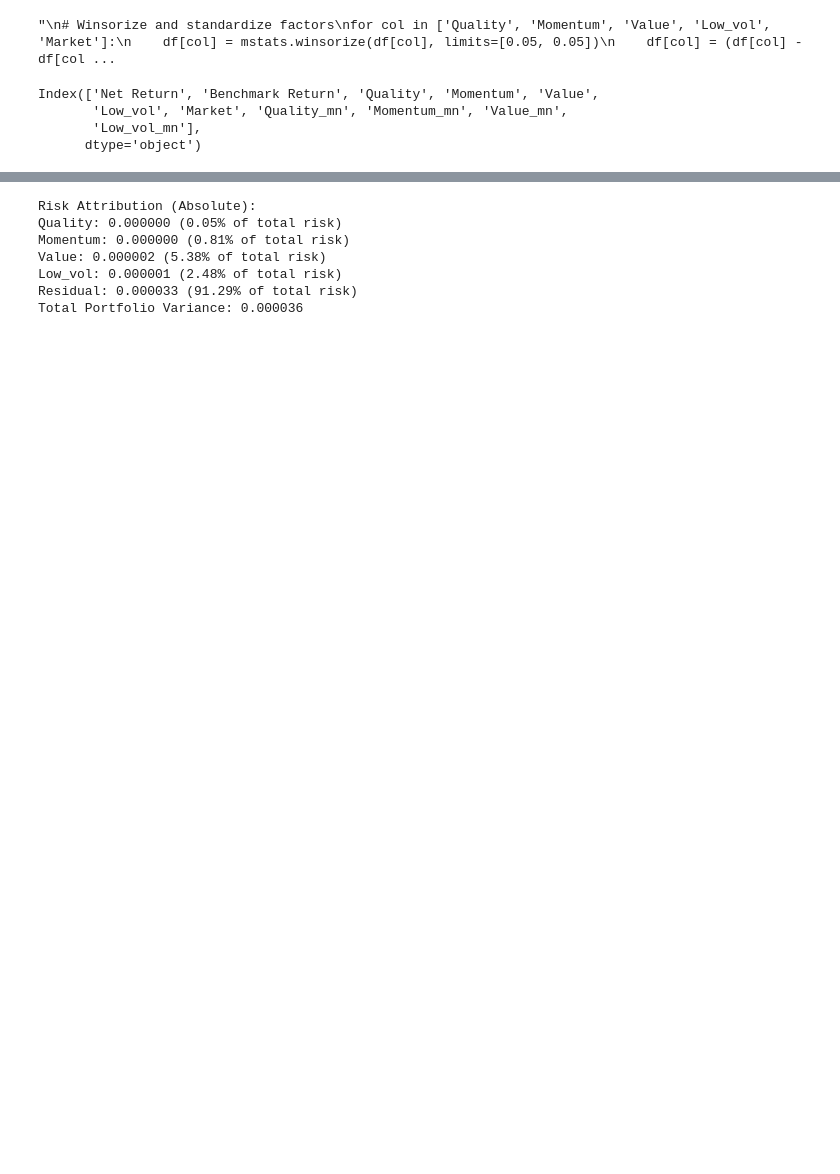
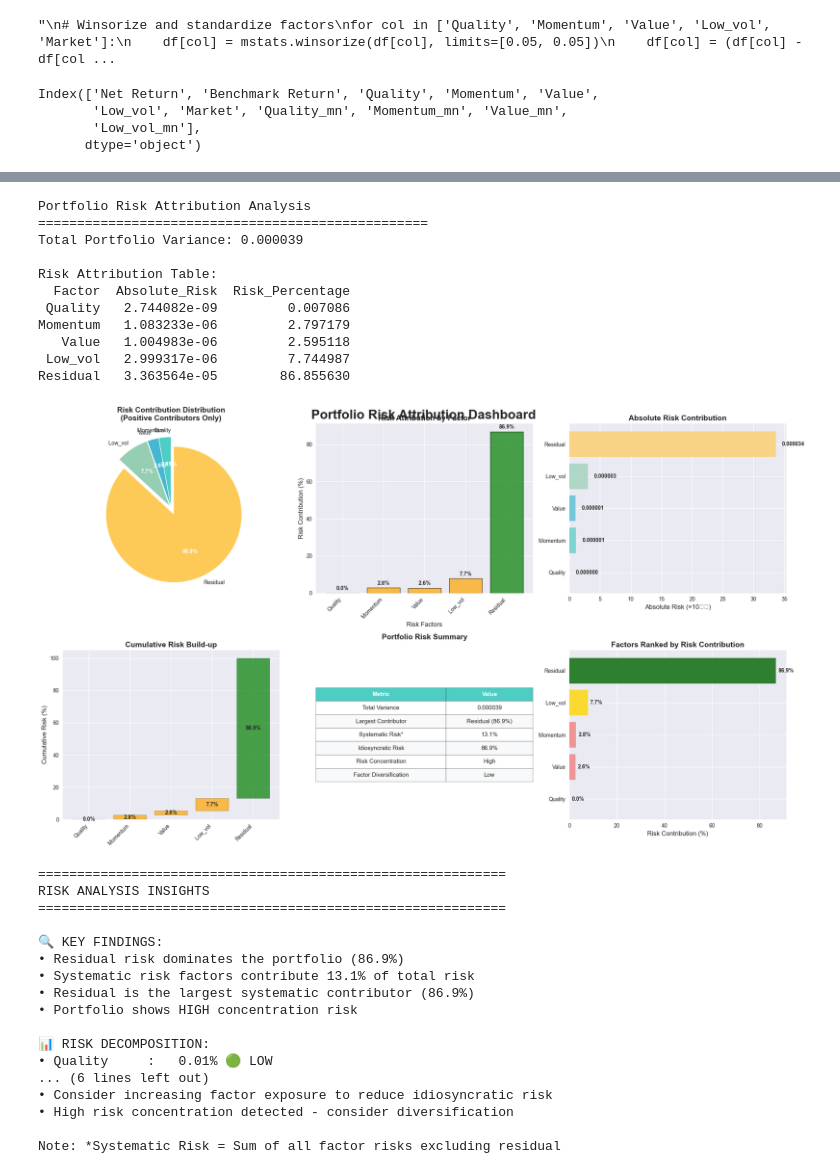
Before and after one commit to pratyush-x355/fund_analysis, a Jupyter notebook: risk_return_attribution_ws.ipynb, the cells around one changed output, grey strips where cells are left out. Saved outputs shown, nothing was run; the diff lists cells and outputs as text; code cells hidden in the pictures; blank space fills up the shorter version.

Commit message:
Finalized the analysis

```diff
--- a/risk_return_attribution_ws.ipynb
+++ b/risk_return_attribution_ws.ipynb
@@ -113,20 +131,50 @@ residual_var = model.resid.var()
 # %%
-# --- Step 8: Summarize Results ---
-total_risk = sum(risk_contributions.values()) + residual_var
+import libraries.help as help
+importlib.reload(help)
 
-print("\nRisk Attribution (Absolute):")
-for factor, contribution in risk_contributions.items():
-    print(f"{factor}: {contribution:.6f} ({contribution/total_risk:.2%} of total risk)")
-print(f"Residual: {residual_var:.6f} ({residual_var/total_risk:.2%} of total risk)")
-print(f"Total Portfolio Variance: {total_risk:.6f}")
+# Build dataframe
+df = pd.DataFrame([
+    {"Factor": factor,
+     "Absolute_Risk": contrib,
+     "Risk_Percentage": (contrib / total_risk) * 100}
+    for factor, contrib in risk_contributions.items()
+] + [{
+    "Factor": "Residual",
+    "Absolute_Risk": residual_var,
+    "Risk_Percentage": (residual_var / total_risk) * 100
+}])
+
+help.plot_risk_attribution(df, total_risk, title="Portfolio Risk Attribution Dashboard")
 # %% [output]
-Risk Attribution (Absolute):
-Quality: 0.000000 (0.05% of total risk)
-Momentum: 0.000000 (0.81% of total risk)
-Value: 0.000002 (5.38% of total risk)
-Low_vol: 0.000001 (2.48% of total risk)
-Residual: 0.000033 (91.29% of total risk)
-Total Portfolio Variance: 0.000036
+Portfolio Risk Attribution Analysis
+==================================================
+Total Portfolio Variance: 0.000039
+
+Risk Attribution Table:
+  Factor  Absolute_Risk  Risk_Percentage
+ Quality   2.744082e-09         0.007086
+Momentum   1.083233e-06         2.797179
+   Value   1.004983e-06         2.595118
+ Low_vol   2.999317e-06         7.744987
+Residual   3.363564e-05        86.855630
+[figure, added]
+============================================================
+RISK ANALYSIS INSIGHTS
+============================================================
+
+🔍 KEY FINDINGS:
+• Residual risk dominates the portfolio (86.9%)
+• Systematic risk factors contribute 13.1% of total risk
+• Residual is the largest systematic contributor (86.9%)
+• Portfolio shows HIGH concentration risk
+
+📊 RISK DECOMPOSITION:
+• Quality     :   0.01% 🟢 LOW
+... (6 lines left out)
+• Consider increasing factor exposure to reduce idiosyncratic risk
+• High risk concentration detected - consider diversification
+
+Note: *Systematic Risk = Sum of all factor risks excluding residual
 # %%
 # --- Step 9: Attribution Calculation ---
 betas = model.params.drop('const')
```
Also changed, not shown: parts of 6 cells of this notebook, 11 other files.
